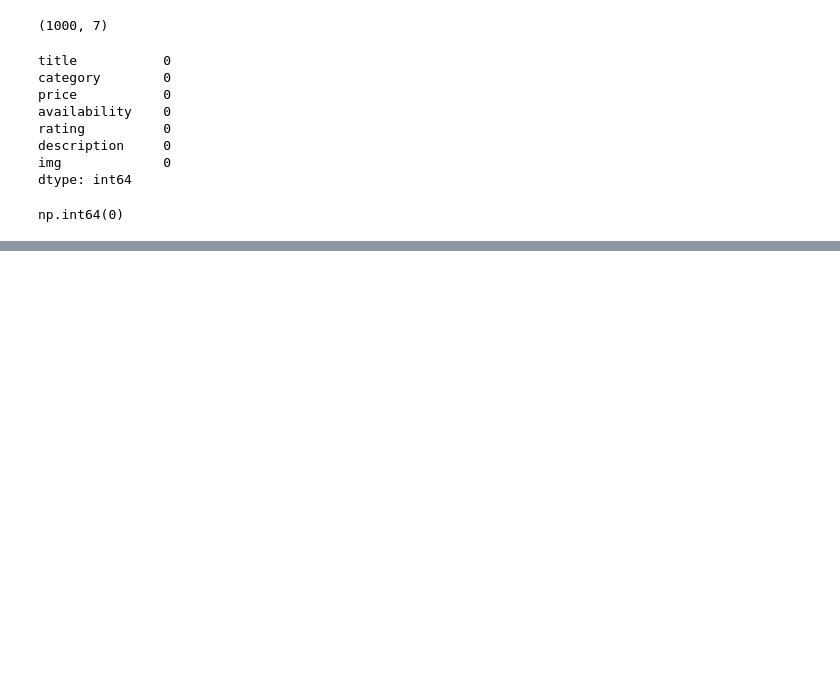
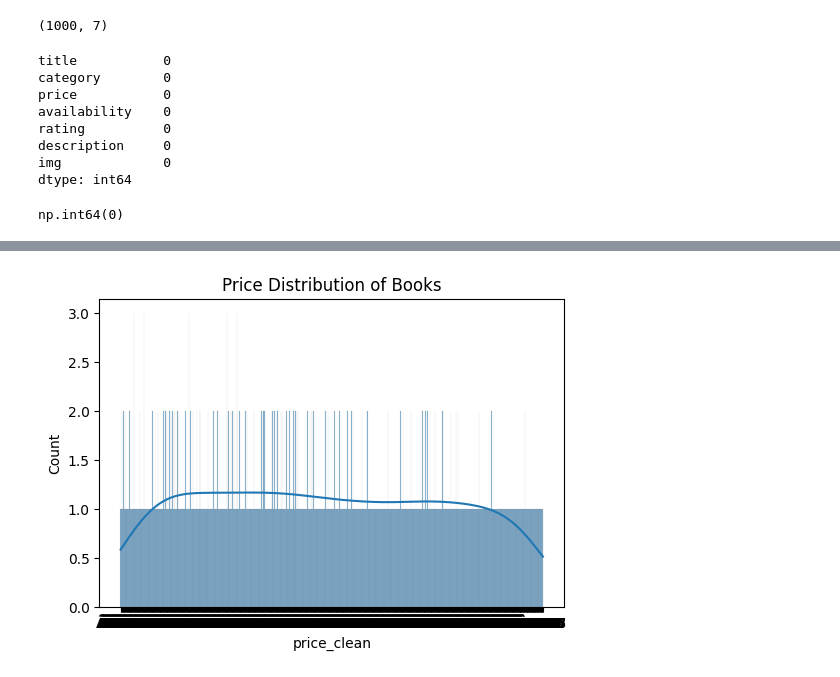
Before and after one commit to kamatealif/shelf-sage, a Jupyter notebook: notebooks/eda.ipynb, the cells around one changed output, grey strips where cells are left out. Cells and saved outputs as stored; diff of their text form; code cells hidden in the pictures; blank space fills up the shorter version.

```diff
--- a/notebooks/eda.ipynb
+++ b/notebooks/eda.ipynb
@@ -38,0 +48,11 @@ np.int64(0)
+# %%
+# 4. Price distribution
+# remove £ and convert to float
+books["price_clean"] = books["price"].str.replace("£","")
+
+plt.figure(figsize=(6,4))
+sns.histplot(books["price_clean"], bins=20, kde=True)
+plt.title("Price Distribution of Books")
+plt.show()
+# %% [output]
+[figure, added]
```
Also changed, not shown: parts of 8 cells of this notebook, 1 other file.
